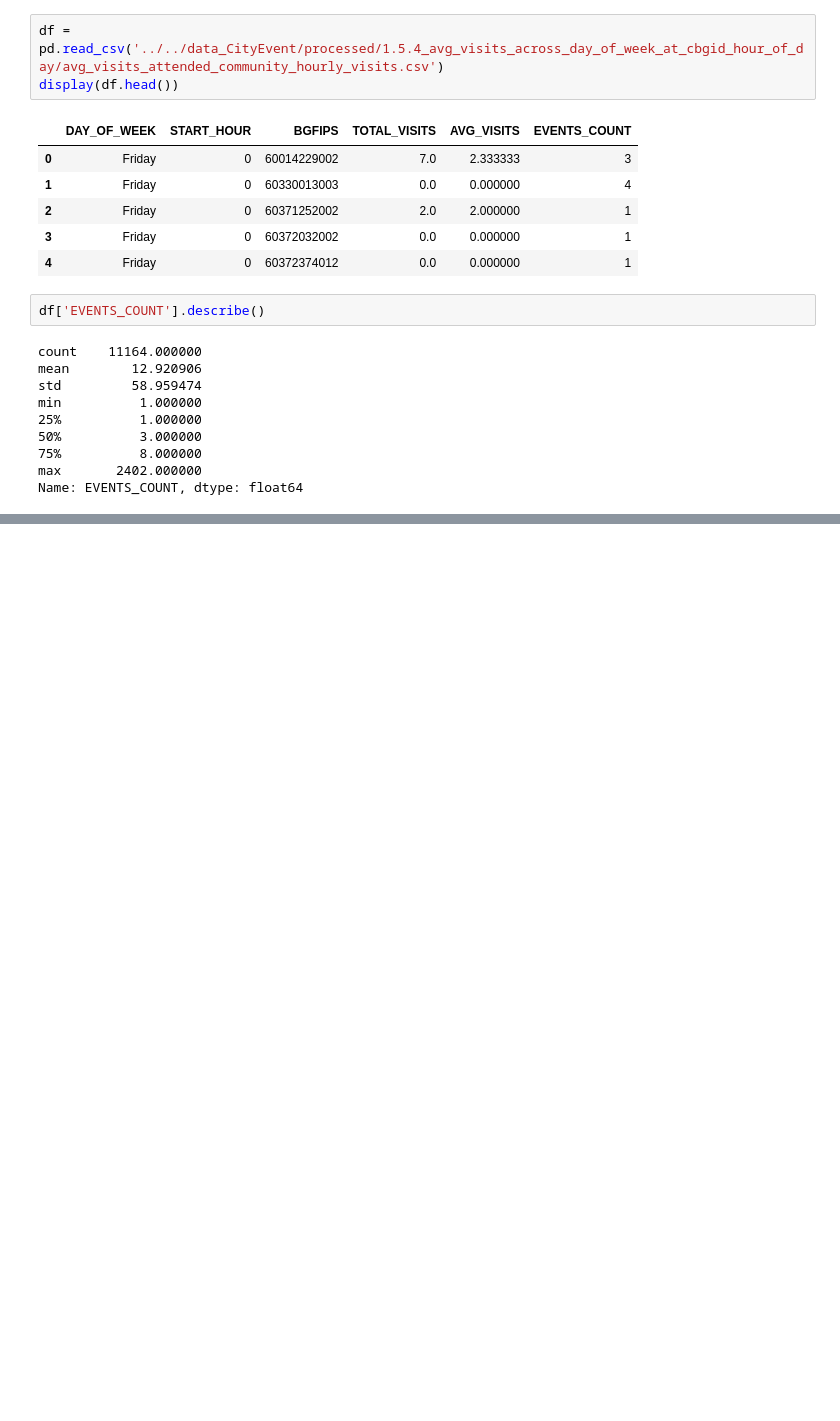
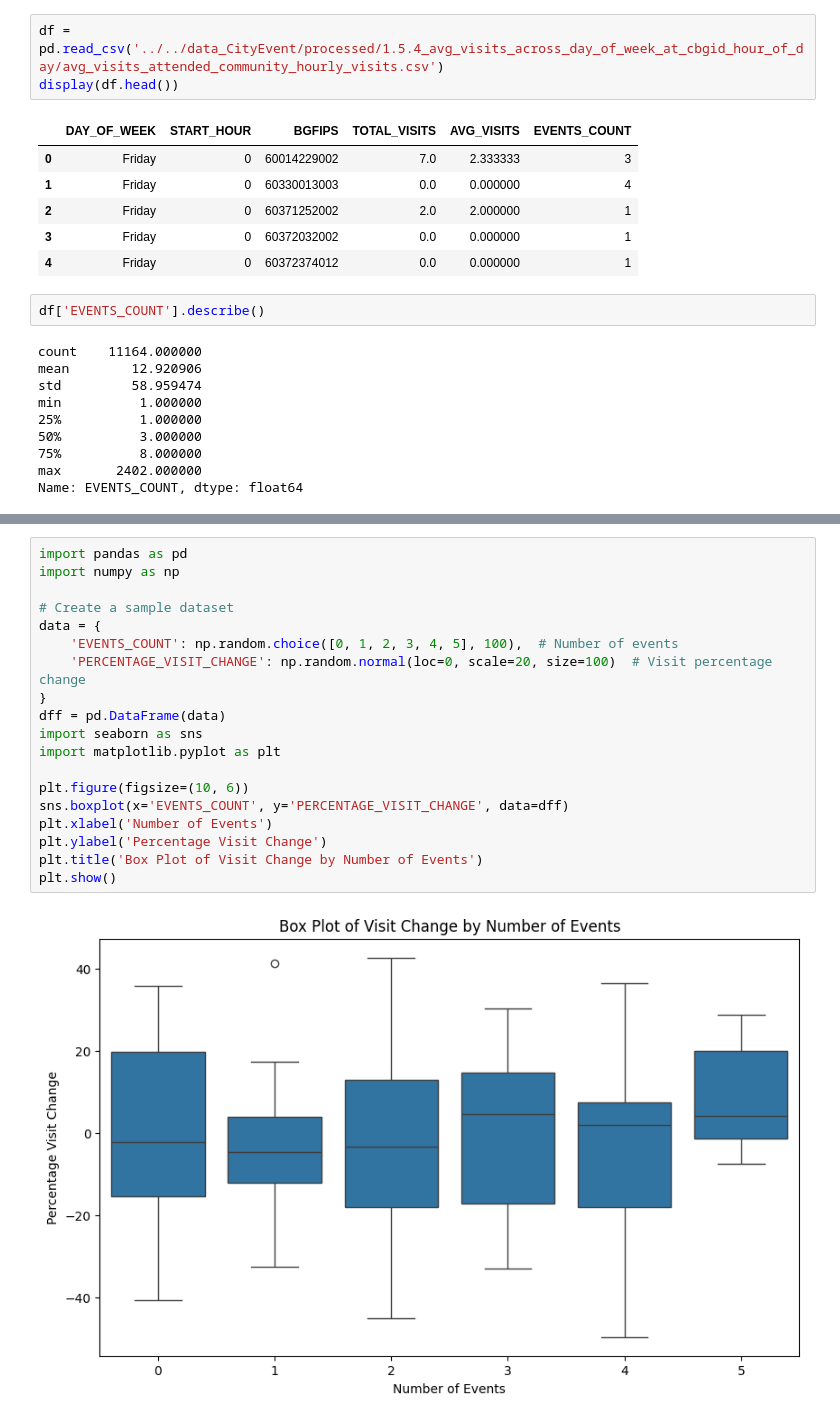
Before and after one commit to shahriarahmadf/event-llm, a Jupyter notebook: notebooks/1.6_analyze_mobility_changes/1.6.1_analyze.ipynb, the cells around one changed output, grey strips where cells are left out. Saved outputs shown, nothing was run; the diff lists cells and outputs as text; blank space fills up the shorter version.

```diff
--- a/notebooks/1.6_analyze_mobility_changes/1.6.1_analyze.ipynb
+++ b/notebooks/1.6_analyze_mobility_changes/1.6.1_analyze.ipynb
@@ -107,0 +196,21 @@ plt.show()
+# %%
+import pandas as pd
+import numpy as np
+
+# Create a sample dataset
+data = {
+    'EVENTS_COUNT': np.random.choice([0, 1, 2, 3, 4, 5], 100),  # Number of events
+    'PERCENTAGE_VISIT_CHANGE': np.random.normal(loc=0, scale=20, size=100)  # Visit percentage change
+}
+dff = pd.DataFrame(data)
+import seaborn as sns
+import matplotlib.pyplot as plt
+
+plt.figure(figsize=(10, 6))
+sns.boxplot(x='EVENTS_COUNT', y='PERCENTAGE_VISIT_CHANGE', data=dff)
+plt.xlabel('Number of Events')
+plt.ylabel('Percentage Visit Change')
+plt.title('Box Plot of Visit Change by Number of Events')
+plt.show()
+# %% [output]
+[figure, added]
```
Also changed, not shown: parts of 12 cells of this notebook, 1 other file.
